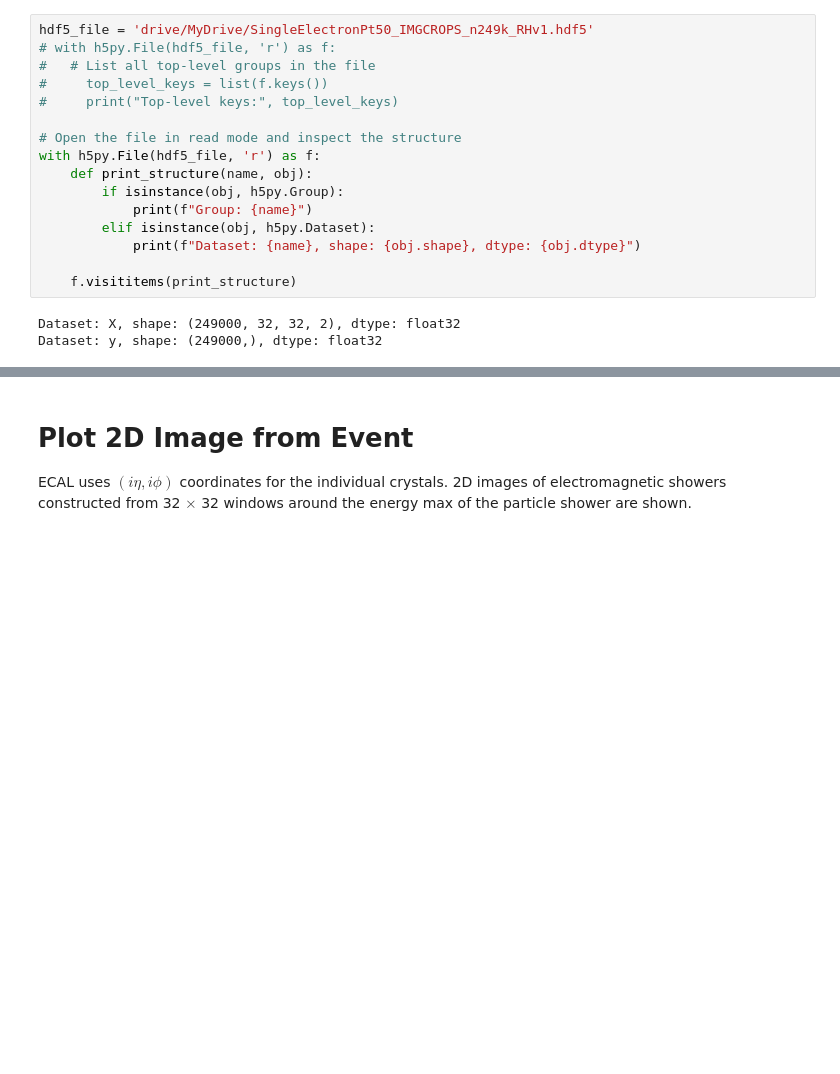
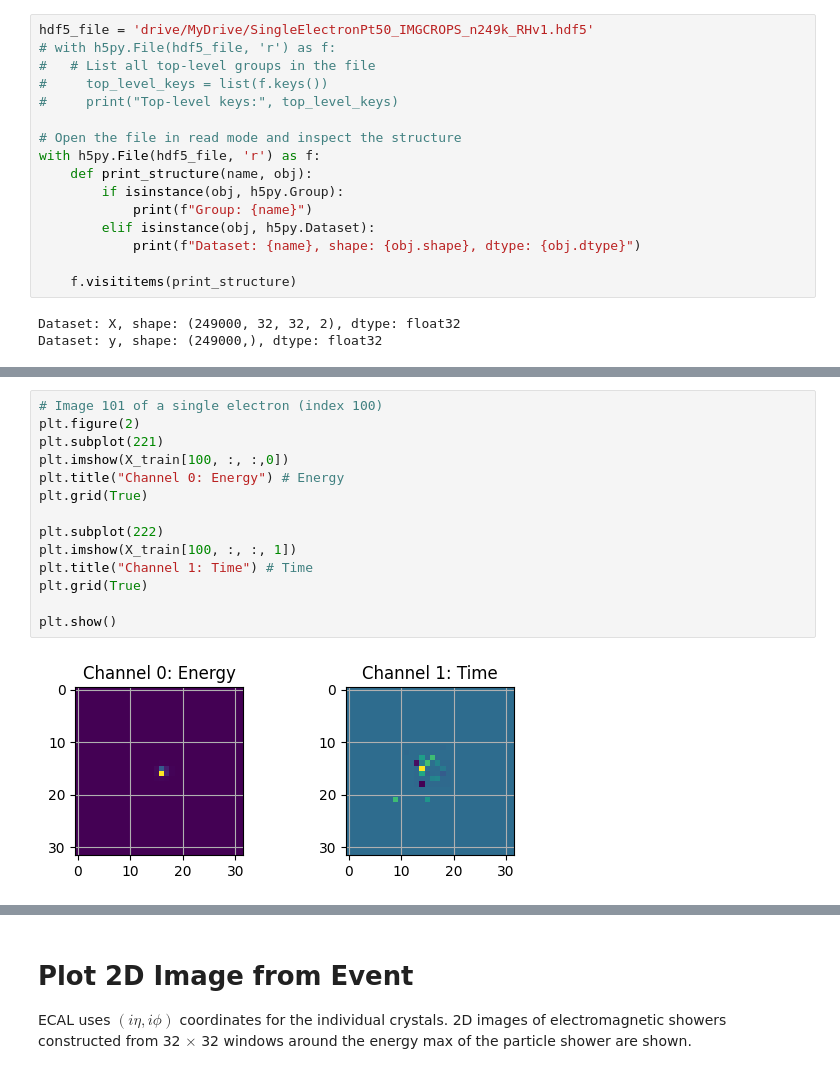
Before and after one commit to uzzielperez/lhcbMLbets, a Jupyter notebook: notebooks/eleVsPhoCNN1.ipynb, the cells around one changed output, grey strips where cells are left out. Cells and saved outputs as stored; diff of their text form; blank space fills up the shorter version.

```diff
--- a/notebooks/eleVsPhoCNN1.ipynb
+++ b/notebooks/eleVsPhoCNN1.ipynb
@@ -155,0 +193,16 @@ plt.show()
+# %%
+# Image 101 of a single electron (index 100)
+plt.figure(2)
+plt.subplot(221)
+plt.imshow(X_train[100, :, :,0])
+plt.title("Channel 0: Energy") # Energy
+plt.grid(True)
+
+plt.subplot(222)
+plt.imshow(X_train[100, :, :, 1])
+plt.title("Channel 1: Time") # Time
+plt.grid(True)
+
+plt.show()
+# %% [output]
+[figure, added]
```
Also changed, not shown: parts of 21 cells of this notebook.
